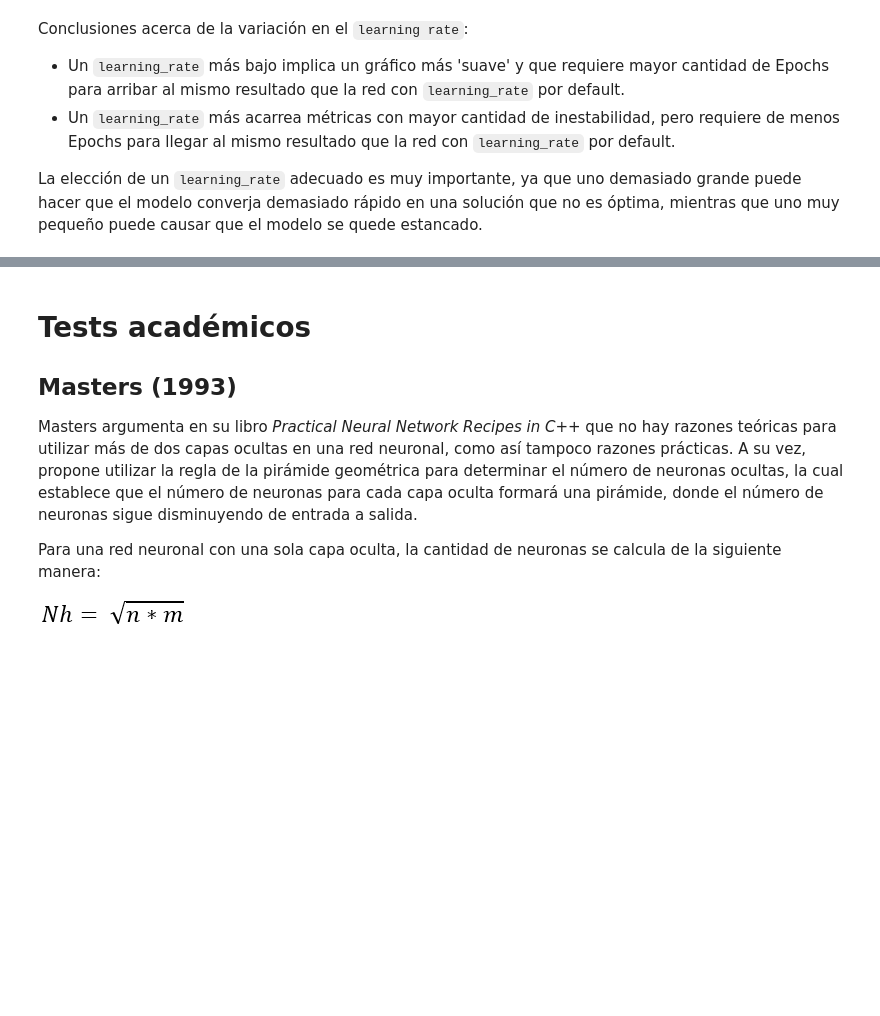
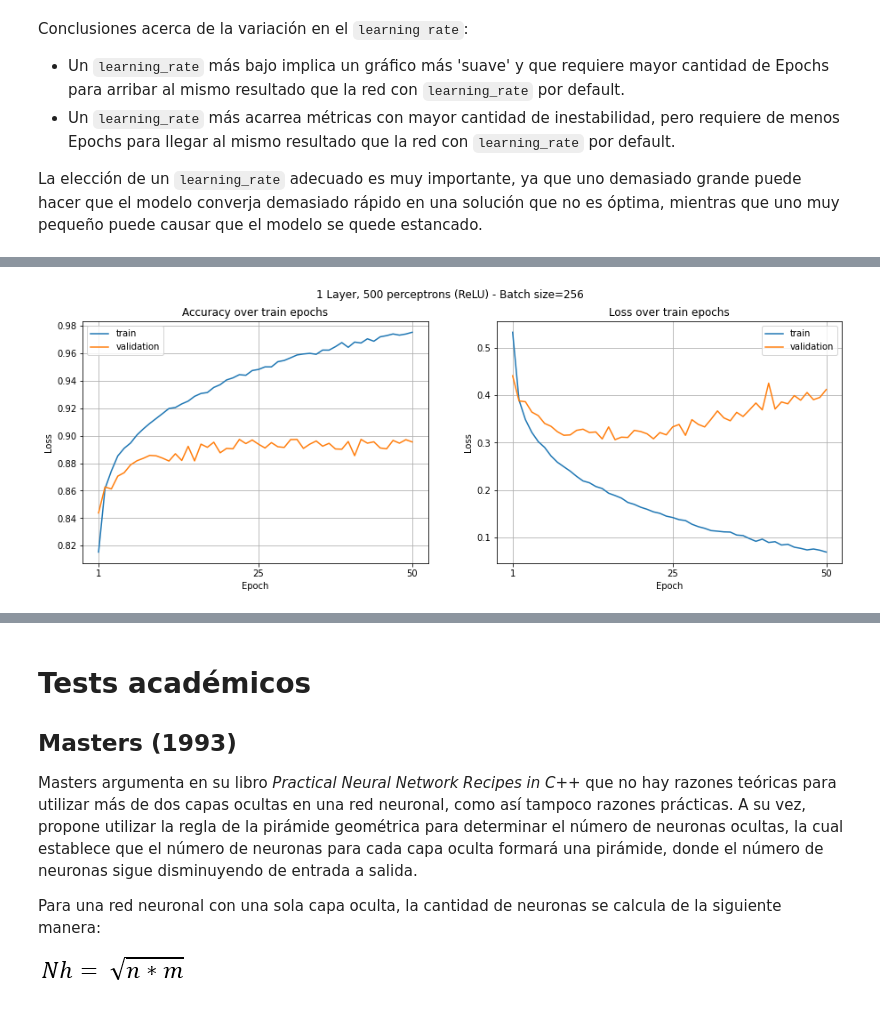
Before and after one commit to Ganymede23/UCSE-TP-ML-2022, a Jupyter notebook: tp3_fashion_mnist.ipynb, the cells around one changed output, grey strips where cells are left out. Cells and saved outputs as stored; diff of their text form; code cells hidden in the pictures; blank space fills up the shorter version.

```diff
--- a/tp3_fashion_mnist.ipynb
+++ b/tp3_fashion_mnist.ipynb
@@ -1417,17 +1440,14 @@ mlp_3l_10.summary()
 # %%
-mlp_3l_20 = Sequential([
-    Rescaling(1/255, input_shape=(28,28,1)),
-    Flatten(),
-    Dense(20, activation='relu'),
-    Dense(20, activation='relu'),
-    Dense(20, activation='relu'),
+mlp_depth_test_2 = Sequential([
+    Flatten(input_shape=(28,28,1)),
+    Dense(500, activation='relu'),
     Dense(OUTPUTS, activation='softmax'),
 ])
 
-mlp_3l_20.compile(
+mlp_depth_test_2.compile(
     optimizer='adam',
     loss='sparse_categorical_crossentropy',
     metrics=['accuracy',],
 )
 
-mlp_3l_20.summary()
+mlp_depth_test_2.summary()
@@ -1459,0 +1489,5 @@ plot_model(model_1=mlp_3l_10_fit, model_2=mlp_3l_20_fit, model_3=mlp_3l_40_fit,
+# %%
+plot_model(mlp_depth_test_2_b256, epochs=50, loss=True,
+    title='1 Layer, 500 perceptrons (ReLU) - Batch size=256', subtitle_1='Accuracy over train epochs', subtitle_2='Loss over train epochs')
+# %% [output]
+[figure, added]
```
Also changed, not shown: parts of 15 cells of this notebook.
